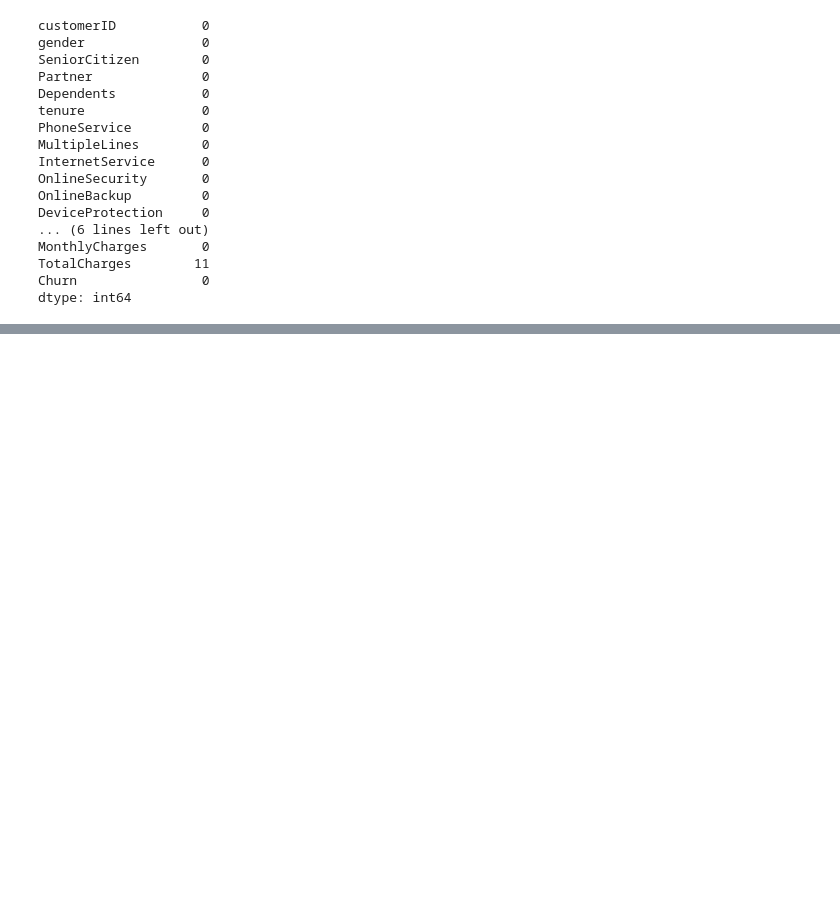
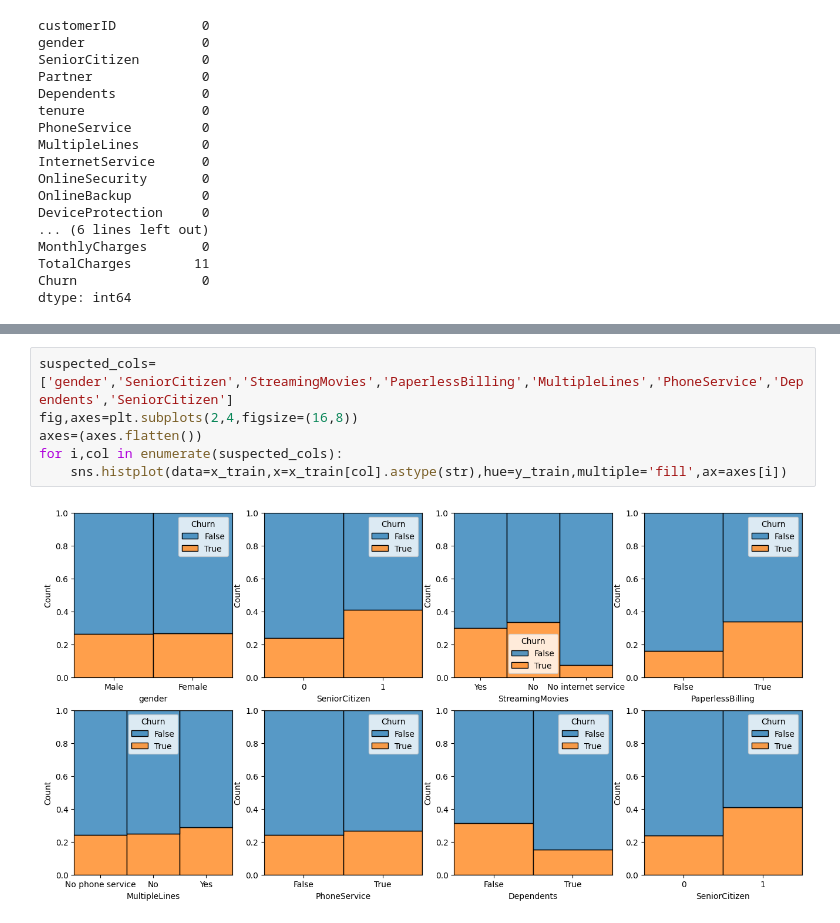
Before and after one commit to Umeshuchai/Telecom_Customer_Churn_prediction, a Jupyter notebook: customerchurnprediction.ipynb, the cells around one changed output, grey strips where cells are left out. Drawn from its saved outputs; the diff is of its cells as text; blank space fills up the shorter version.

```diff
--- a/customerchurnprediction.ipynb
+++ b/customerchurnprediction.ipynb
@@ -236,0 +107,8 @@ Predicted result(Churn) at index 888 : No
+# %%
+suspected_cols=['gender','SeniorCitizen','StreamingMovies','PaperlessBilling','MultipleLines','PhoneService','Dependents','SeniorCitizen']
+fig,axes=plt.subplots(2,4,figsize=(16,8))
+axes=(axes.flatten())
+for i,col in enumerate(suspected_cols):
+    sns.histplot(data=x_train,x=x_train[col].astype(str),hue=y_train,multiple='fill',ax=axes[i])
+# %% [output]
+[figure, added]
```
Also changed, not shown: parts of 40 cells of this notebook, 1 other file.
